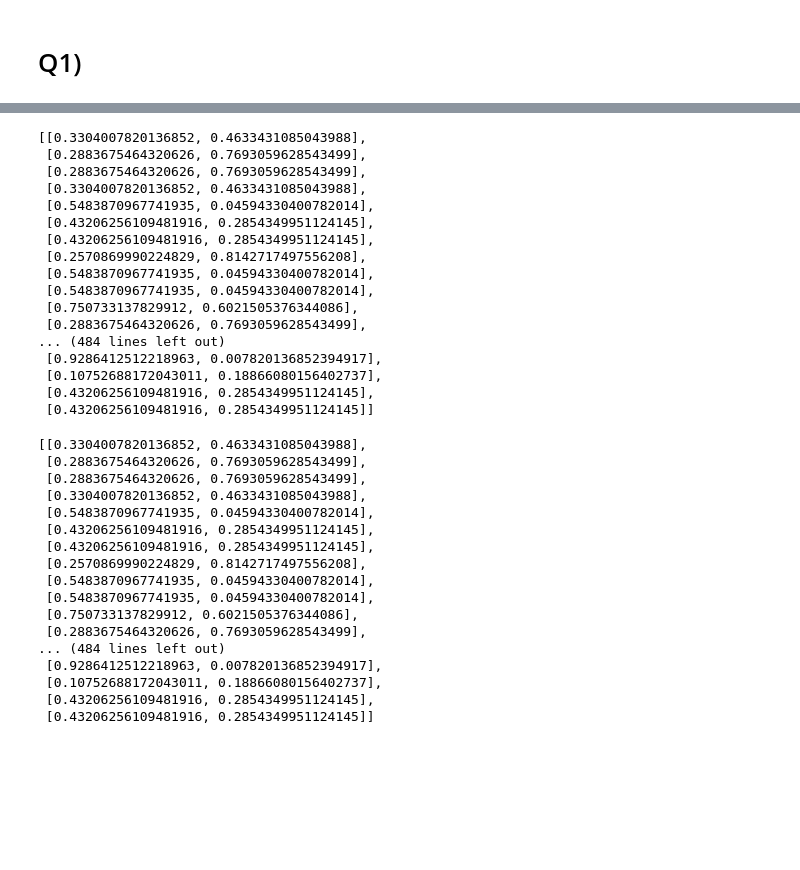
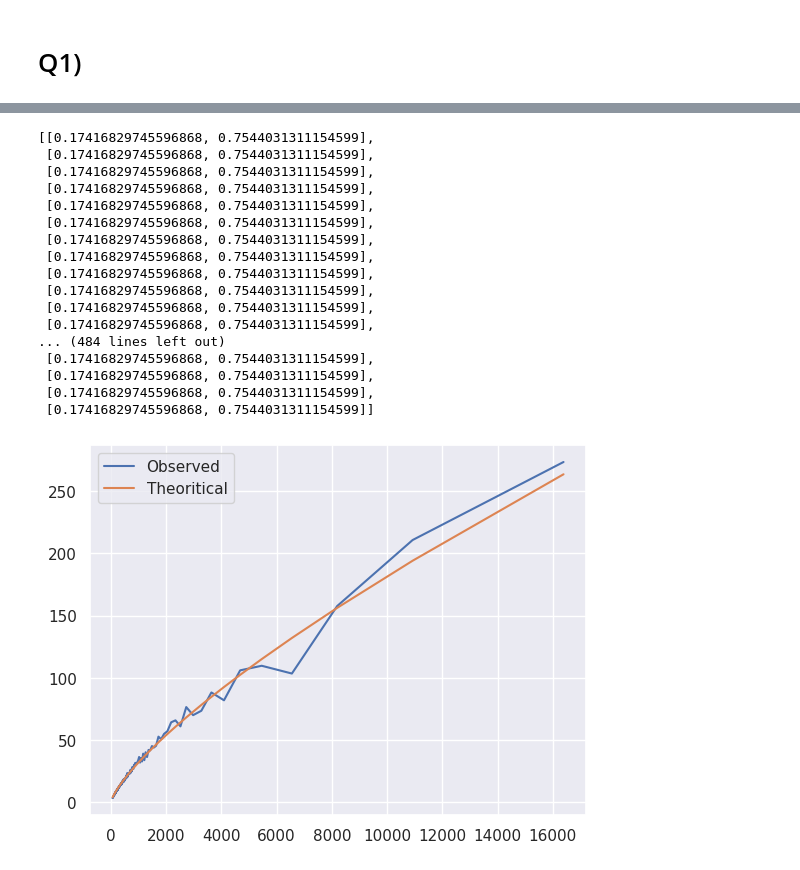
Before and after one commit to MohiMozaffari/Computational-Physics, a Jupyter notebook: HW13/HW13.ipynb, the cells around one changed output, grey strips where cells are left out. Saved outputs shown, nothing was run; the diff lists cells and outputs as text; code cells hidden in the pictures; blank space fills up the shorter version.

```diff
--- a/HW13/HW13.ipynb
+++ b/HW13/HW13.ipynb
@@ -50,8 +50,8 @@ def chi2(yobs, yth, sigma=1):
     return np.sum((yobs - yth)**2 / sigma)
 # %%
 amin = 0
-amax = 1
-hmin = 0
+amax = 0.5
+hmin = 0.5
 hmax = 1
 da = 0.001
 dh = 0.001
@@ -90,12 +90,14 @@ conv = 1
 p_c = 1
 p_m = 0.1
 
-while conv > 0.01:
+while conv > 0.001:
+    ##Proportional selection
     B_new = []
     for i in range(M):
         index = bisect.bisect_right(np.cumsum(R), np.random.random())
         B_new.append(B[index])
 
+    ##Cross over
     for l in range(comb(M,2)):
         r1 = np.random.random()
         if r1 < p_c:
@@ -113,6 +115,7 @@ while conv > 0.01:
             B_new[x1][1] = str(''.join(h1))
             B_new[x2][1] = str(''.join(h2))
 
+    ##Mutation
     for j in range(M):
         r2 = np.random.random()
         if r2 < p_m:
@@ -132,6 +135,7 @@ while conv > 0.01:
             B_new[j][0] = str(''.join(a3))
             B_new[j][1] = str(''.join(h3))
 
+    ##decoding
     decode = []
     for aa , hh in B_new:
         A = amin + int(aa, 2)*(amax - amin)/ (2**n - 1)
@@ -152,44 +156,33 @@ while conv > 0.01:
     R = R_new
     L = L_new
     p_c -= 0.05
-    p_m -= 0.001
+    p_m -= 0.01
 # %%
 decode
 # %% [output]
-[[0.3304007820136852, 0.4633431085043988],
- [0.2883675464320626, 0.7693059628543499],
- [0.2883675464320626, 0.7693059628543499],
- [0.3304007820136852, 0.4633431085043988],
- [0.5483870967741935, 0.04594330400782014],
- [0.43206256109481916, 0.2854349951124145],
- [0.43206256109481916, 0.2854349951124145],
- [0.2570869990224829, 0.8142717497556208],
- [0.5483870967741935, 0.04594330400782014],
- [0.5483870967741935, 0.04594330400782014],
- [0.750733137829912, 0.6021505376344086],
- [0.2883675464320626, 0.7693059628543499],
+[[0.17416829745596868, 0.7544031311154599],
+ [0.17416829745596868, 0.7544031311154599],
+ [0.17416829745596868, 0.7544031311154599],
+ [0.17416829745596868, 0.7544031311154599],
+ [0.17416829745596868, 0.7544031311154599],
+ [0.17416829745596868, 0.7544031311154599],
+ [0.17416829745596868, 0.7544031311154599],
+ [0.17416829745596868, 0.7544031311154599],
+ [0.17416829745596868, 0.7544031311154599],
+ [0.17416829745596868, 0.7544031311154599],
+ [0.17416829745596868, 0.7544031311154599],
+ [0.17416829745596868, 0.7544031311154599],
 ... (484 lines left out)
- [0.9286412512218963, 0.007820136852394917],
- [0.10752688172043011, 0.18866080156402737],
- [0.43206256109481916, 0.2854349951124145],
- [0.43206256109481916, 0.2854349951124145]]
+ [0.17416829745596868, 0.7544031311154599],
+ [0.17416829745596868, 0.7544031311154599],
+ [0.17416829745596868, 0.7544031311154599],
+ [0.17416829745596868, 0.7544031311154599]]
-# %%
-decode
-# %% [output]
-[[0.3304007820136852, 0.4633431085043988],
- [0.2883675464320626, 0.7693059628543499],
- [0.2883675464320626, 0.7693059628543499],
- [0.3304007820136852, 0.4633431085043988],
- [0.5483870967741935, 0.04594330400782014],
- [0.43206256109481916, 0.2854349951124145],
- [0.43206256109481916, 0.2854349951124145],
- [0.2570869990224829, 0.8142717497556208],
- [0.5483870967741935, 0.04594330400782014],
- [0.5483870967741935, 0.04594330400782014],
- [0.750733137829912, 0.6021505376344086],
- [0.2883675464320626, 0.7693059628543499],
-... (484 lines left out)
- [0.9286412512218963, 0.007820136852394917],
- [0.10752688172043011, 0.18866080156402737],
- [0.43206256109481916, 0.2854349951124145],
- [0.43206256109481916, 0.2854349951124145]]
+# %%
+a, h = np.array(decode).mean(axis=0)
+# %%
+plt.plot(x, y, label="Observed")
+plt.plot(x, Y(x, a, H), label="Theoritical")
+plt.legend()
+plt.show()
+# %% [output]
+[figure, added]
```
Also changed, not shown: parts of 2 cells of this notebook, 2 other files.
